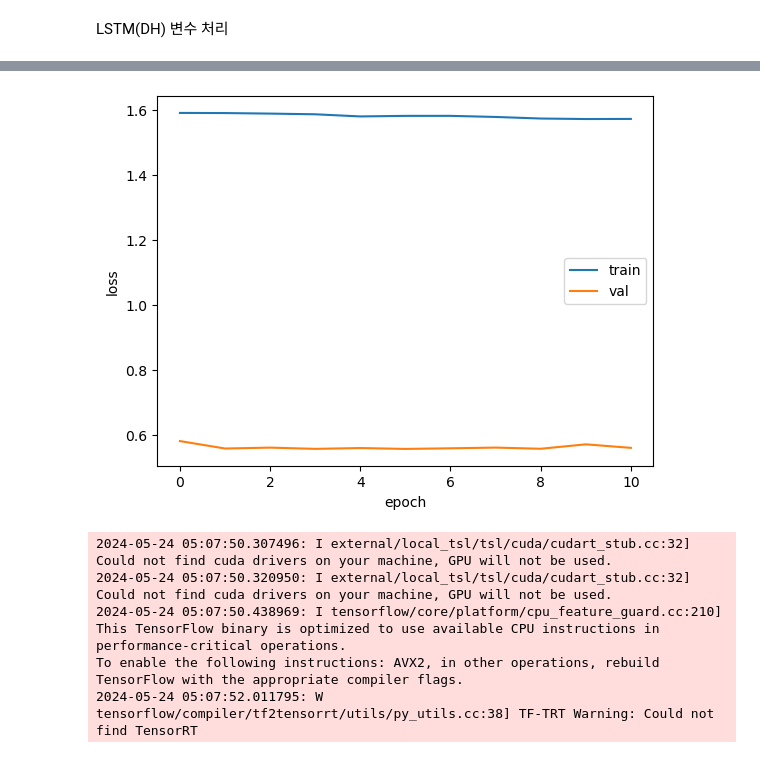
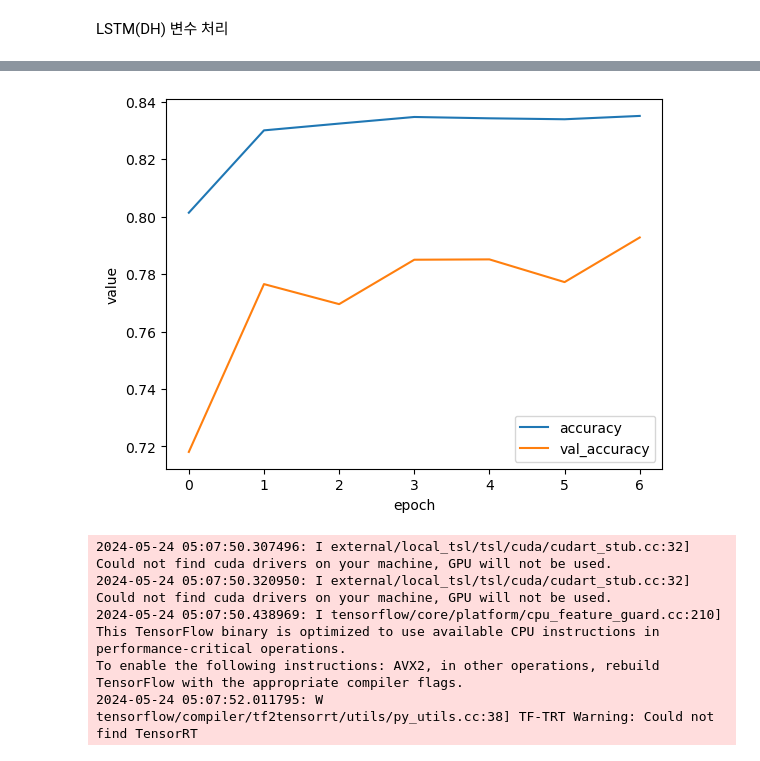
Before and after one commit to Abel3005/TSI, a Jupyter notebook: Model.ipynb, the cells around one changed output, grey strips where cells are left out. Cells and saved outputs as stored; diff of their text form; code cells hidden in the pictures.

```diff
--- a/Model.ipynb
+++ b/Model.ipynb
@@ -413,7 +385,7 @@ from util import preprocessing_daegun
 df = preprocessing_daegun()
 # %%
 from model import create_dstm_data_set
-
-X,Y,sample_weights=create_dstm_data_set(df[df['rainfall_train.ef_year']!='B'],sample_weight=True)
-X_V,Y_V,_=create_dstm_data_set(df[df['rainfall_train.ef_year']=='B'])
+from model import create_fstm_data_set
+X,Y,sample_weights=create_fstm_data_set(df[df['rainfall_train.ef_year']!='A'])
+X_V,Y_V,_=create_fstm_data_set(df[df['rainfall_train.ef_year']=='A'])
 # %% [output]
@@ -430,8 +407,9 @@ See the caveats in the documentation: https://pandas.pydata.org/pandas-docs/stab
 # %%
 from model import dstm_model
+from model import fstm_model
 from metric import CSImetric
 from tensorflow import keras
 
 rmsprop= keras.optimizers.RMSprop(learning_rate=1e-4)
-lmodel = dstm_model()
-lmodel.compile(optimizer="adam",loss='sparse_categorical_crossentropy',metrics=[CSImetric()])
+lmodel = fstm_model()
+lmodel.compile(optimizer="adam",loss='sparse_categorical_crossentropy',metrics=['accuracy',CSImetric()])
@@ -444,2 +415,0 @@ To enable the following instructions: AVX2, in other operations, rebuild TensorF
-# %%
-lmodel.load_weights('glstm_best-model.keras')
@@ -448,9 +416,9 @@ NameError: name 'lmodel' is not defined
 # %%
 from metric import CSImetric
 
-checkpoint_cb = keras.callbacks.ModelCheckpoint('glstm_best-model.keras')
+checkpoint_cb = keras.callbacks.ModelCheckpoint('ilstm_best-model.keras')
 early_stopping_cb = keras.callbacks.EarlyStopping(patience=5,
                                                   restore_best_weights=True)
-history = lmodel.fit(X, Y, epochs=30, validation_data=[X_V,Y_V], verbose=1,callbacks=[checkpoint_cb,early_stopping_cb])
+history = lmodel.fit(X, Y, batch_size=30, epochs=30, validation_data=[X_V,Y_V], verbose=1,callbacks=[checkpoint_cb,early_stopping_cb],sample_weight=sample_weights)
 # %% [output]
 Epoch 1/30
@@ -473,14 +438,14 @@ Epoch 11/30
 # %%
 import matplotlib.pyplot as plt
-plt.plot(history.history['loss'])
-plt.plot(history.history['val_loss'])
+plt.plot(history.history['accuracy'])
+plt.plot(history.history['val_accuracy'])
 plt.xlabel('epoch')
-plt.ylabel('loss')
-plt.legend(['train', 'val'])
+plt.ylabel('value')
+plt.legend(['accuracy', 'val_accuracy'])
 plt.savefig('7_3-07', dpi=300)
 plt.show()
 # %% [output]
-[figure, old version]
+[figure, new version]
 # %%
 tmp_df = pd.read_csv('daegun_second.csv')
 # %%
```
Also changed, not shown: parts of 5 cells of this notebook, 18 other files.
